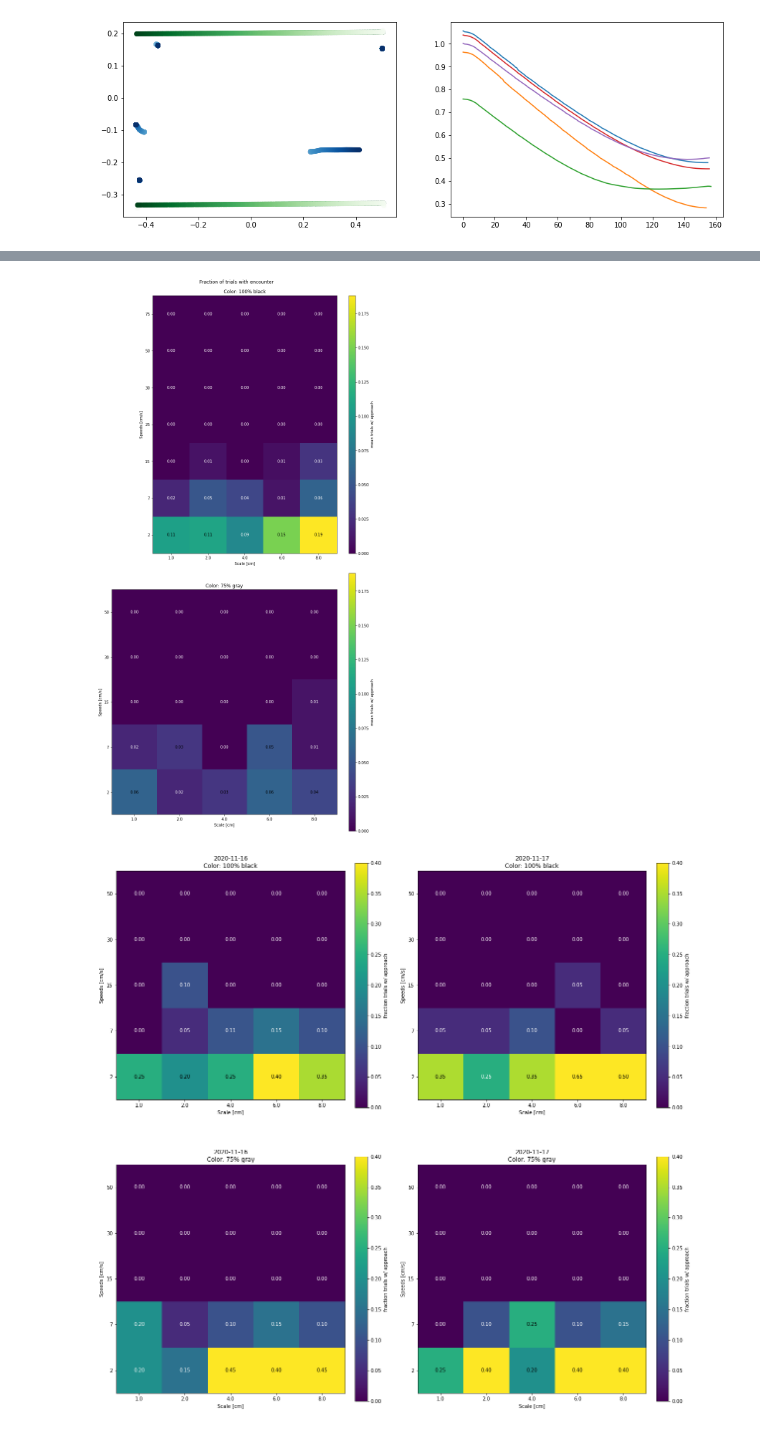
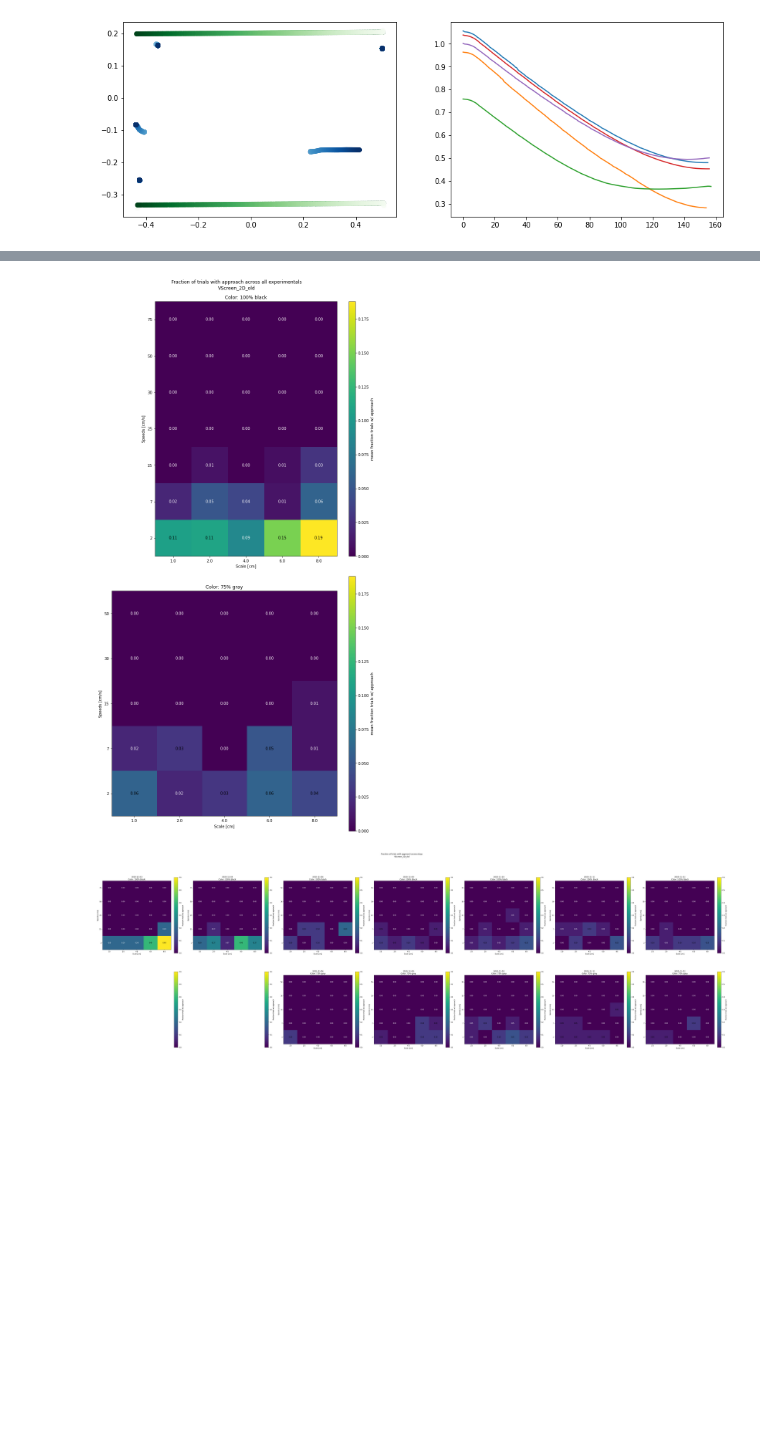
Before and after one commit to drguggiana/prey_capture, a Jupyter notebook: snakemake_scripts/notebooks/Vis_VScreens.ipynb, the cells around one changed output, grey strips where cells are left out. Saved outputs shown, nothing was run; the diff lists cells and outputs as text; code cells hidden in the pictures; blank space fills up the shorter version.

```diff
--- a/snakemake_scripts/notebooks/Vis_VScreens.ipynb
+++ b/snakemake_scripts/notebooks/Vis_VScreens.ipynb
@@ -236,8 +118,8 @@ J:\Drago Guggiana Nilo\Prey_capture\AnalyzedData\11_16_2020_10_07_12_VScreen_DG_
 # %%
 exp_manipulation_params = ['color_target', 'scale', 'speed']
-trial_encounters = pd.DataFrame(columns=['date', 'experiment', 'trial_num', 'bin', 'target_color', 'speed', 'scale', 'encounters'])
+df_columns = ['date', 'animal', 'bin', 'trial_num', 'target_color', 'speed', 'scale', 'approaches', 'has_approach']
 
 # encounter_criteria
-encounter_criteria = {'2D': {'dist_thresh':0.05, 'speed_cutoff': 0.10, 'start_distance_cutoff': 0.05, 'window': 2},
-                      '3D': {'dist_thresh':0.10, 'speed_cutoff': 0.10, 'start_distance_cutoff': 0.05, 'window': 2}
+approach_criteria = {a'2D': {'distance_threshold':0.05, 'speed_minimum': 0.10, 'start_distance': 0.05, 'window': 2},
+                     '3D': {'distance_threshold':0.10, 'speed_minimum': 0.10, 'start_distance': 0.05, 'window': 2}
                      }
@@ -505,11 +382,11 @@ plt.savefig(save_path)
 # %%
-scale_group, scale_mean, scale_sem = get_count_mean_sem(trial_encounters, ['target_color', 'scale'], 'encounters')
+scale_group, scale_mean, scale_sem = get_count_mean_sem(approach_df, ['target_color', 'scale'], 'approaches')
 
-fig = plot_scatter_points(scale_group, 'scale', 'encounters')
-fig = count_approach_plot(trial_encounters, scale_mean, scale_sem, fig=fig)
+fig = plot_scatter_points(scale_group, 'scale', 'approaches')
+fig = count_approach_plot(approach_df, scale_mean, scale_sem, fig=fig)
 plt.xlabel('size (cm)')
-plt.title('Mean approaches by scale, {} target \n [final mouse-target dist: {} cm, mean speed: {} cm/s, start distance: {} cm]'.format(dimensionality, int(crit['dist_thresh']*100), int(crit['speed_cutoff']*100), int(crit['start_distance_cutoff']*100)))
+plt.title('Mean approaches by scale, {} target \n [final mouse-target dist: {} cm, mean speed: {} cm/s, start distance: {} cm]'.format(dimensionality, int(crit['distance_threshold']*100), int(crit['speed_minimum']*100), int(crit['start_distance']*100)))
 
-save_path = os.path.join(paths.figures_path, '_'.join([save_name, 'scale_encounters', str(int(crit['dist_thresh']*100)), str(int(crit['speed_cutoff']*100)), str(int(crit['start_distance_cutoff']*100))]))
+save_path = os.path.join(paths.figures_path, '_'.join([save_name, 'scale_encounters', str(int(crit['distance_threshold']*100)), str(int(crit['speed_minimum']*100)), str(int(crit['start_distance']*100))]))
 plt.savefig(save_path)
 # %% [output]
@@ -649,55 +526,59 @@ def plot_approach_heatmaps_by_contrast(df, level=0, fig=None, axes=None, **kwarg
     return fig, axes, images, cmap_max
 # %%
 %matplotlib inline
-percent_approach, percent_mean, percent_sem = get_percentage_trials(trial_encounters, ['target_color', 'speed', 'scale'], 'has_encounter')
-num_approach, num_mean, num_sem = get_count_mean_sem(trial_encounters, ['target_color', 'speed', 'scale'], 'has_encounter')
+group_params = ['target_color', 'speed', 'scale']
+target_param = 'has_approach'
+
+percent_approach, percent_mean, percent_sem = get_percentage_trials(approach_df, group_params, target_param)
+num_approach, num_mean, num_sem = get_count_mean_sem(approach_df, group_params, target_param)
 
 fig, axes, ims, _ = plot_approach_heatmaps_by_contrast(percent_mean.T/100)
 
 cbar_im = ims[0]
 for ax in axes:
-    fig.colorbar(cbar_im, ax=ax, label='mean trials w/ approach', fraction=0.04, pad=0.04)
+    fig.colorbar(cbar_im, ax=ax, label='mean fraction trials w/ approach', fraction=0.04, pad=0.04)
 
-plt.suptitle('Fraction of trials with encounter')
+plt.suptitle('Fraction of trials with approach across all experimentals\n{}'.format(save_name))
 
 save_path = os.path.join(paths.figures_path, '_'.join([save_name, 'heatmap_frac_approach']))
 plt.savefig(save_path)
 # %% [output]
-[figure, old version]
+[figure, new version]
 # %%
-from matplotlib.gridspec import GridSpec
+group_params = ['date', 'target_color', 'speed', 'scale']
+target_param = 'has_approach'
 
-group_params = ['date', 'target_color', 'speed', 'scale']
+grouped = approach_df.groupby(group_params)[target_param].sum() / approach_df.groupby(group_params)[target_param].count()
 
-a = trial_encounters.groupby(group_params)['has_encounter'].sum() / trial_encounters.groupby(group_params)['has_encounter'].count()
-
-cols = len(list(a.groupby(['date']).groups.keys()))
-rows = len(list(a.groupby(['target_color']).groups.keys()))
+cols = len(list(grouped.groupby(['date']).groups.keys()))
+rows = len(list(grouped.groupby(['target_color']).groups.keys()))
 
 fig = plt.figure(figsize=(10*cols, 10*rows))
 gs = GridSpec(rows, cols, figure=fig)
 
 images = []
 cmap_max = None
-for col, (date, d) in enumerate(a.unstack().groupby(['date'])):
+for col, (date, d) in enumerate(grouped.unstack().groupby(['date'])):
     sub_axes = []
     for r in range(rows):
         sub_axes.append(fig.add_subplot(gs[r, col]))
 
     d = d.reset_index(level=0, drop=True)
     _, axes, ims, cmap_max_first_subplot = plot_approach_heatmaps_by_contrast(d, fig=fig, axes=sub_axes, cmap_max=cmap_max, date=date)
     images.append(ims)
 
     if cmap_max is None:
         cmap_max = cmap_max_first_subplot
 
 cbar_im = images[0][0]
 for ax in fig.get_axes():
     fig.colorbar(cbar_im, ax=ax, label='fraction trials w/ approach', fraction=0.05, pad=0.04)
 
+plt.suptitle('Fraction of trials with approach across days\n{}'.format(save_name))
+
 save_path = os.path.join(paths.figures_path, '_'.join([save_name, 'heatmap_frac_approach_days']))
 plt.savefig(save_path)
 # %% [output]
-[figure, old version]
+[figure, new version]
 # %%
 group_params = ['bin', 'target_color', 'speed', 'scale']
```
Also changed, not shown: parts of 26 cells of this notebook, 5 other files.
